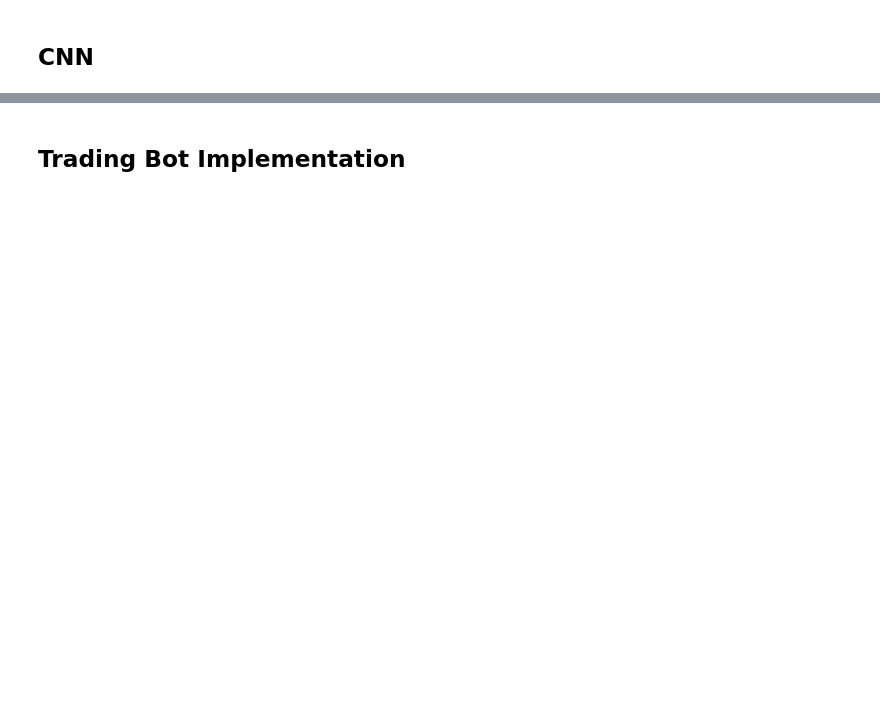
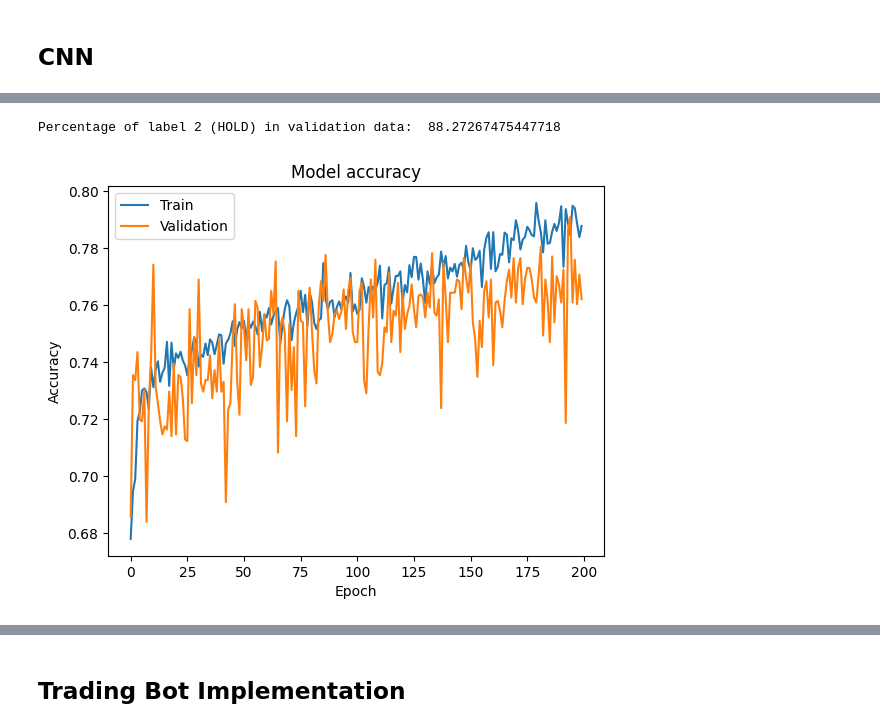
Before and after one commit to Deadeye111/fhgr-cds-305-trading-bot, a Jupyter notebook: CCN/CNN_based_TradingBot_V1.ipynb, the cells around one changed output, grey strips where cells are left out. Drawn from its saved outputs; the diff is of its cells as text; code cells hidden in the pictures; blank space fills up the shorter version.

```diff
--- a/CCN/CNN_based_TradingBot_V1.ipynb
+++ b/CCN/CNN_based_TradingBot_V1.ipynb
@@ -455,3 +456,6 @@ KeyError: 'Labels_END'
 The reason behind having this step in our pipeline is that Feature engineering involves creating, transforming, or selecting the most relevant variables in your dataset to improve model performance. This process is critical because it enables the model to learn from the data more effectively, leading to better predictions and insights. Feature selection, in particular, trims down the feature set to keep only the most valuable attributes, reducing complexity, computation time, and the risk of overfitting. In essence, these techniques streamline the modelling process, making it more accurate, interpretable, and efficient, while also saving time and resources.
 First, we Normalize our data set because Normalizing a dataset is crucial to ensure that all features are on a consistent scale, preventing one feature from dominating the analysis, improving model convergence, aiding in the interpretation of feature importance, making distance-based algorithms more reliable, and aligning with assumptions of regularisation techniques, all of which contribute to more effective and robust data analysis and machine learning.
 Then we will just apply a small filter of variance with a threshold of 0.1 i.e. any feature which has a variance less than or equal to 0.1 will be removed from the dataset as having this low variance does not contribute much to detecting the trend in the dataset.
+# %%
+# Drop unwanted Label (END)
+apple_df = apple_df.drop(columns=['Labels_END'])
@@ -515,7 +526,7 @@ from sklearn.feature_selection import chi2
 from sklearn.feature_selection import SelectKBest, chi2
 
 # Anwenden der Feature Selection mit SelectKBest und Chi-Quadrat-Test
-k = 144  # Anzahl der gewünschten Merkmale
+k = 100  # Anzahl der gewünschten Merkmale
 selector = SelectKBest(chi2, k=k)
 X_new = selector.fit_transform(x_train, y_train)
 
@@ -593,2 +602,8 @@ plt.show()
 # %% [markdown]
 ## CNN
+# %%
+# compute class weights
+counter = Counter(y_train)
+max_val = float(max(counter.values()))
+class_weights = {class_id : max_val/num_images for class_id, num_images in counter.items()}
+print('Class weights: ', class_weights)
@@ -594,0 +612,24 @@ plt.show()
+# %%
+# a simple CNN model
+from keras.models import Sequential
+from keras.layers import Dense, Conv2D, Flatten, MaxPooling2D, Dropout
+
+
+model = Sequential()
+model.add(Conv2D(32, kernel_size=(3, 3), activation='relu', input_shape=(dim, dim, 3)))
+model.add(MaxPooling2D(pool_size=(2, 2)))
+model.add(Dropout(0.25))
+model.add(Flatten())
+model.add(Dense(128, activation='relu'))
+model.add(Dropout(0.5))
+model.add(Dense(3, activation='softmax'))
+
+model.compile(optimizer='adam',
+              loss='sparse_categorical_crossentropy',
+              metrics=['accuracy'],)
+
+
+history = model.fit(x_train, y_train,
+                    validation_data=(x_cv, y_cv),
+                    epochs=200,
+                    class_weight={0: class_weights[0], 1: class_weights[1], class_weights[2]: 2})
@@ -594,0 +655,16 @@ plt.show()
+# %%
+# calc the percentage of label 2 in validation data
+print('Percentage of label 2 (HOLD) in validation data: ', Counter(y_cv)[2] / len(y_cv) * 100)
+# %% [output]
+Percentage of label 2 (HOLD) in validation data:  88.27267475447718
+# %%
+# plot the histrory of the model
+plt.plot(history.history['accuracy'])
+plt.plot(history.history['val_accuracy'])
+plt.title('Model accuracy')
+plt.ylabel('Accuracy')
+plt.xlabel('Epoch')
+plt.legend(['Train', 'Validation'], loc='upper left')
+plt.show()
+# %% [output]
+[figure, added]
```
Also changed, not shown: parts of 16 cells of this notebook.
